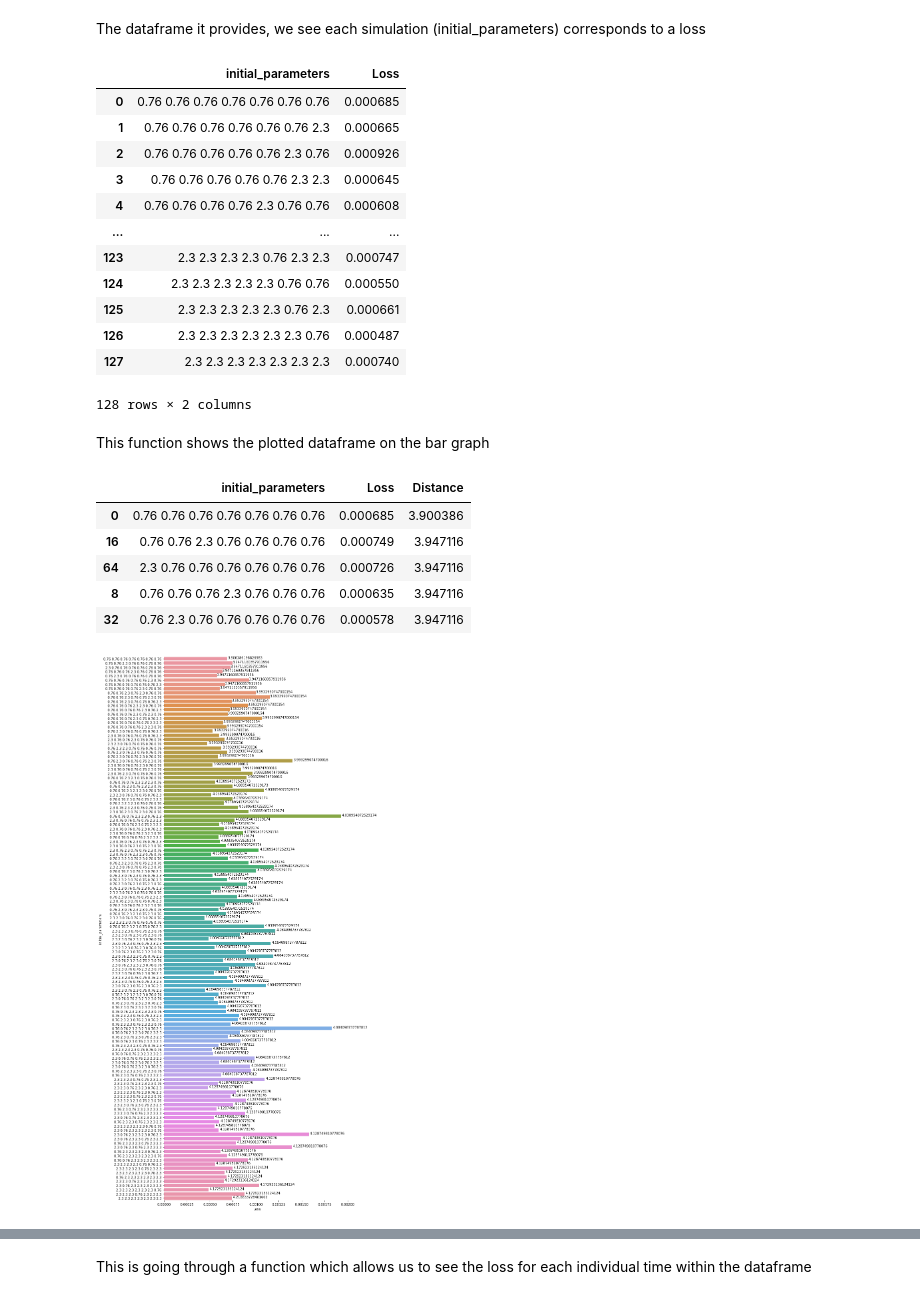
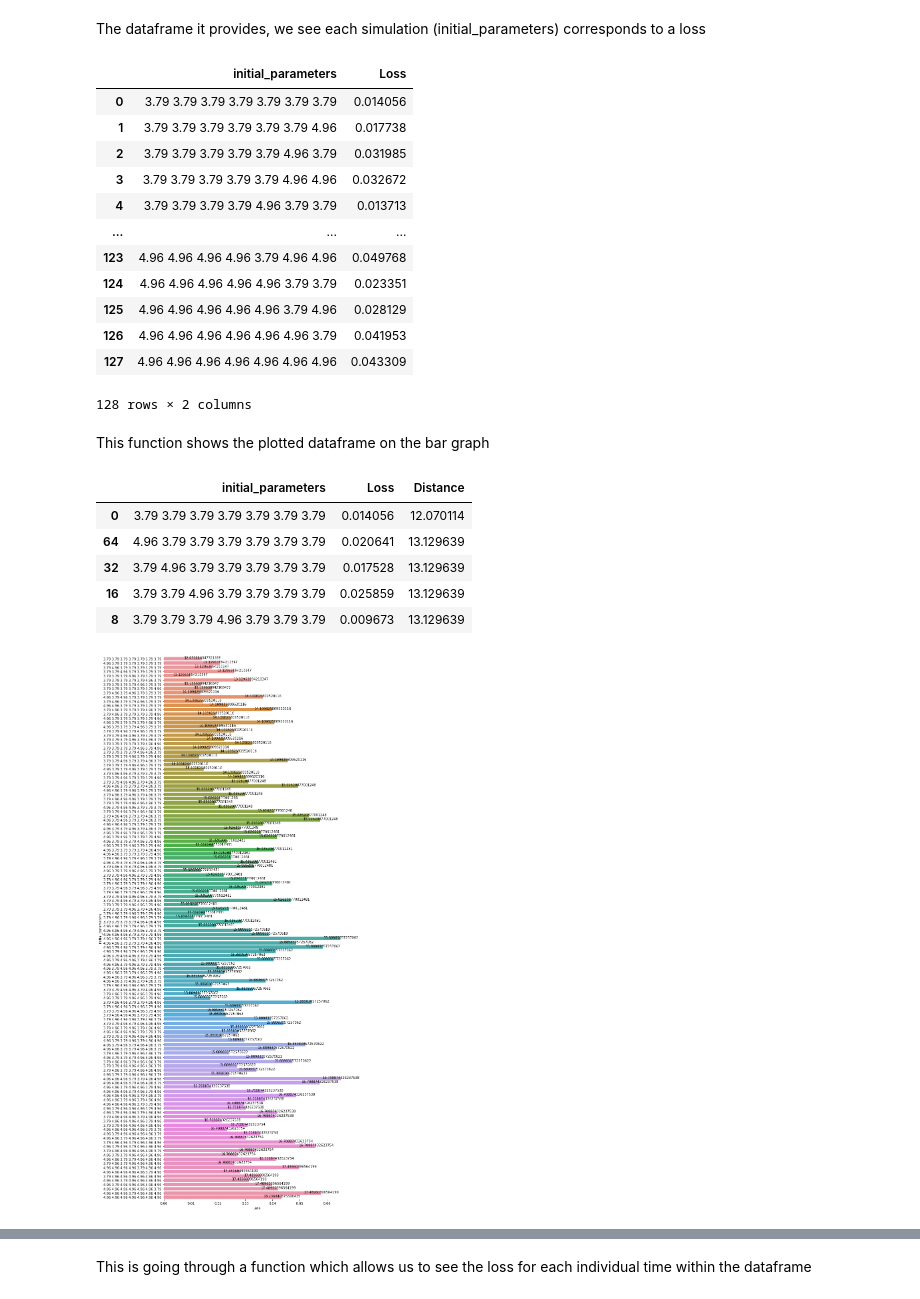
Before and after one commit to runnily/3095-Simulations-of-hybrid-systems-using-neural-networks, a Jupyter notebook: plots/dynamic systems/Laub Loomis.ipynb, the cells around one changed output, grey strips where cells are left out. Saved outputs shown, nothing was run; the diff lists cells and outputs as text; code cells hidden in the pictures.

```diff
--- a/plots/dynamic systems/Laub Loomis.ipynb
+++ b/plots/dynamic systems/Laub Loomis.ipynb
@@ -153,7 +153,7 @@ ax[1].plot(initial[["m_preds"]], initial[["p_preds"]])
 # %% [markdown]
 ## Testing : Simulations
 # %%
-testing = laub_loomis(delta = 0.1, simulations = 500, save = False, initial_paras = np.round(np.random.uniform(0, 4, 2), 2))
+testing = laub_loomis(delta = 0.1, simulations = 500, save = False, initial_paras = np.round(np.random.uniform(0, 5, 2), 2))
 testing.head()
 # %% [output]
 |  | time | x | y | z | w | p | q | m | initial_x | initial_y | ... |
@@ -293,17 +306,17 @@ The dataframe it provides, we see each simulation (initial_parameters) correspon
 simulationLoss
 # %% [output]
 |  | initial_parameters | Loss |
-| 0 | 0.76 0.76 0.76 0.76 0.76 0.76 0.76 | 0.000685 |
-| 1 | 0.76 0.76 0.76 0.76 0.76 0.76 2.3 | 0.000665 |
-| 2 | 0.76 0.76 0.76 0.76 0.76 2.3 0.76 | 0.000926 |
-| 3 | 0.76 0.76 0.76 0.76 0.76 2.3 2.3 | 0.000645 |
-| 4 | 0.76 0.76 0.76 0.76 2.3 0.76 0.76 | 0.000608 |
+| 0 | 3.79 3.79 3.79 3.79 3.79 3.79 3.79 | 0.014056 |
+| 1 | 3.79 3.79 3.79 3.79 3.79 3.79 4.96 | 0.017738 |
+| 2 | 3.79 3.79 3.79 3.79 3.79 4.96 3.79 | 0.031985 |
+| 3 | 3.79 3.79 3.79 3.79 3.79 4.96 4.96 | 0.032672 |
+| 4 | 3.79 3.79 3.79 3.79 4.96 3.79 3.79 | 0.013713 |
 | ... | ... | ... |
-| 123 | 2.3 2.3 2.3 2.3 0.76 2.3 2.3 | 0.000747 |
-| 124 | 2.3 2.3 2.3 2.3 2.3 0.76 0.76 | 0.000550 |
-| 125 | 2.3 2.3 2.3 2.3 2.3 0.76 2.3 | 0.000661 |
-| 126 | 2.3 2.3 2.3 2.3 2.3 2.3 0.76 | 0.000487 |
-| 127 | 2.3 2.3 2.3 2.3 2.3 2.3 2.3 | 0.000740 |
+| 123 | 4.96 4.96 4.96 4.96 3.79 4.96 4.96 | 0.049768 |
+| 124 | 4.96 4.96 4.96 4.96 4.96 3.79 3.79 | 0.023351 |
+| 125 | 4.96 4.96 4.96 4.96 4.96 3.79 4.96 | 0.028129 |
+| 126 | 4.96 4.96 4.96 4.96 4.96 4.96 3.79 | 0.041953 |
+| 127 | 4.96 4.96 4.96 4.96 4.96 4.96 4.96 | 0.043309 |
 128 rows × 2 columns
 # %% [markdown]
 This function shows the plotted dataframe on the bar graph
@@ -315,15 +328,15 @@ simulationLossDistance = lossBySimulationsDistance(simulationLoss, initial_value
 simulationLossDistance.head()
 # %% [output]
 |  | initial_parameters | Loss | Distance |
-| 0 | 0.76 0.76 0.76 0.76 0.76 0.76 0.76 | 0.000685 | 3.900386 |
-| 16 | 0.76 0.76 2.3 0.76 0.76 0.76 0.76 | 0.000749 | 3.947116 |
-| 64 | 2.3 0.76 0.76 0.76 0.76 0.76 0.76 | 0.000726 | 3.947116 |
-| 8 | 0.76 0.76 0.76 2.3 0.76 0.76 0.76 | 0.000635 | 3.947116 |
-| 32 | 0.76 2.3 0.76 0.76 0.76 0.76 0.76 | 0.000578 | 3.947116 |
+| 0 | 3.79 3.79 3.79 3.79 3.79 3.79 3.79 | 0.014056 | 12.070114 |
+| 64 | 4.96 3.79 3.79 3.79 3.79 3.79 3.79 | 0.020641 | 13.129639 |
+| 32 | 3.79 4.96 3.79 3.79 3.79 3.79 3.79 | 0.017528 | 13.129639 |
+| 16 | 3.79 3.79 4.96 3.79 3.79 3.79 3.79 | 0.025859 | 13.129639 |
+| 8 | 3.79 3.79 3.79 4.96 3.79 3.79 3.79 | 0.009673 | 13.129639 |
 # %%
-simulaPlots("Loss", "initial_parameters", simulationLossDistance, figsize = (10,30), pos = 0.0002)
+simulaPlots("Loss", "initial_parameters", simulationLossDistance, figsize = (20,40), pos = 0.2)
 # %% [output]
-[figure, old version]
+[figure, new version]
 # %%
 simulationSameDistance = simulationLossDistance.groupby("Distance").filter(lambda x: len(x) > 1).reset_index(drop = True)
 simulationAverage = simulationSameDistance.groupby("Distance").mean("Loss").reset_index()
```
Also changed, not shown: parts of 17 cells of this notebook, 4 other files.
